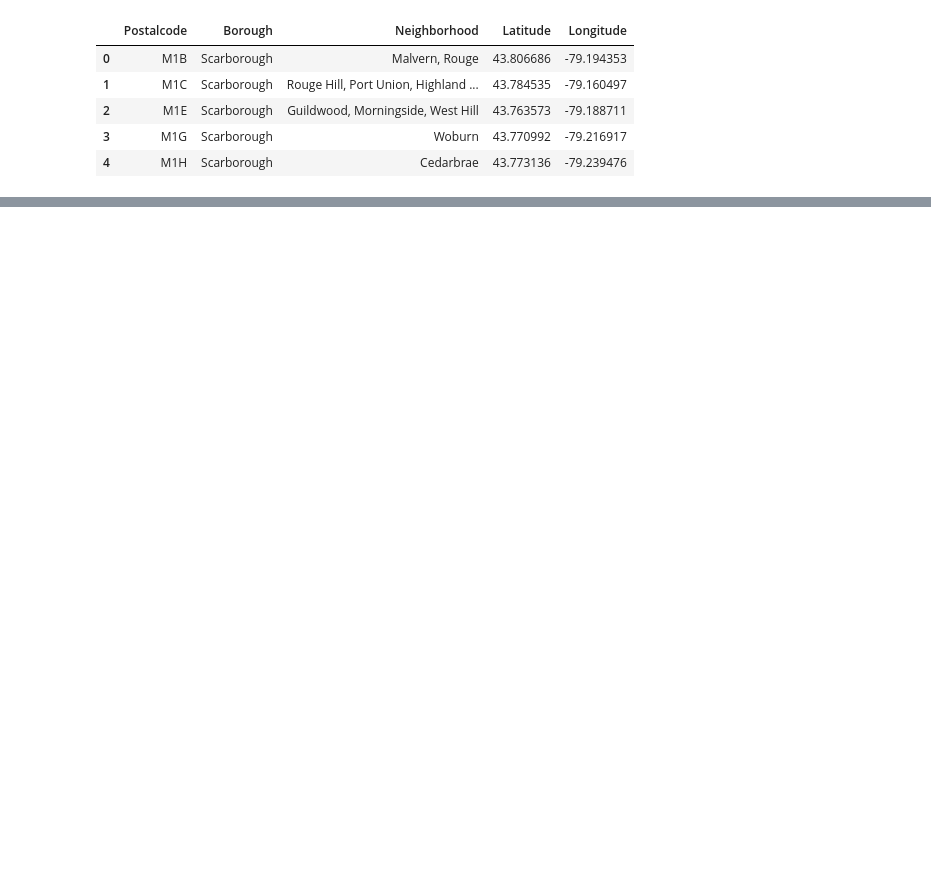
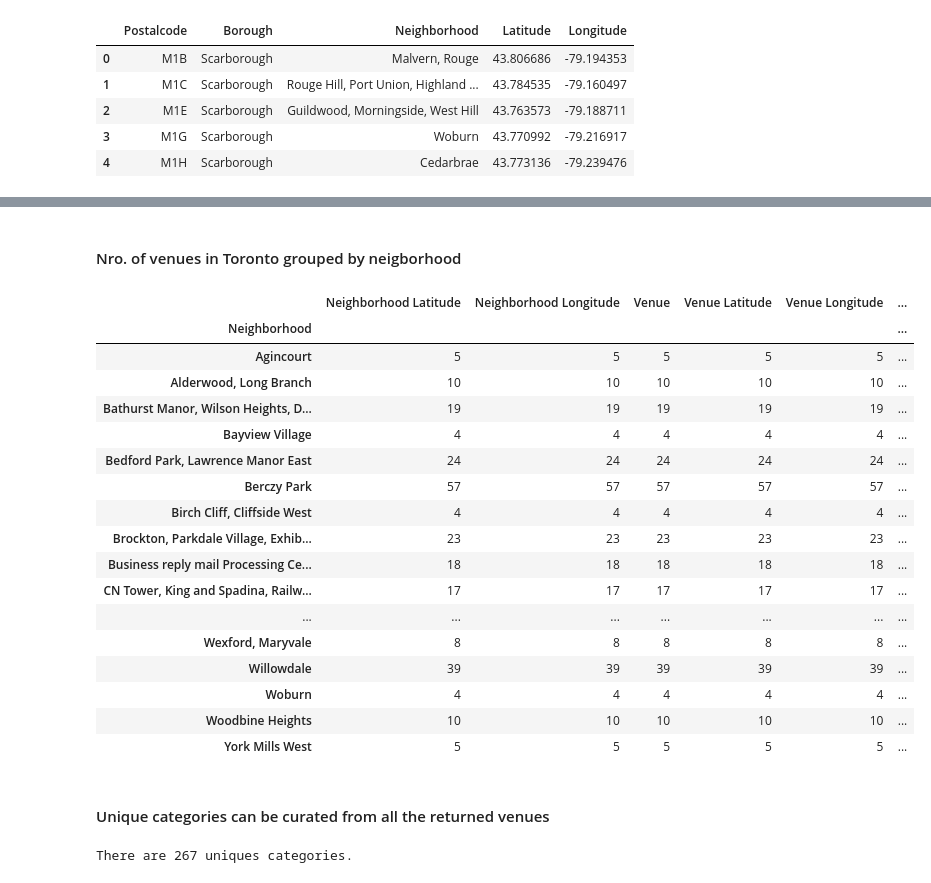
Before and after one commit to KenSugiKen/Coursera_Capstone-1, a Jupyter notebook: Segm&Clust_2.ipynb, the cells around one changed output, grey strips where cells are left out. Cells and saved outputs as stored; diff of their text form; code cells hidden in the pictures; blank space fills up the shorter version.

```diff
--- a/Segm&Clust_2.ipynb
+++ b/Segm&Clust_2.ipynb
@@ -131,0 +225,12 @@ coords_df3.head()
+# %%
+# Getting the geospatial coordinates for the first neighborhood in our dataframe
+
+toronto_df.loc[0, 'Neighborhood']
+
+neighborhood_latitude = toronto_df.loc[0, 'Latitude'] # neighborhood latitude value
+neighborhood_longitude = toronto_df.loc[0, 'Longitude'] # neighborhood longitude value
+neighborhood_name = toronto_df.loc[0, 'Neighborhood'] # neighborhood name
+
+print('Latitude and longitude values of {} are {}, {}.'.format(neighborhood_name,
+                                                               neighborhood_latitude,
+                                                               neighborhood_longitude))
@@ -131,0 +258,30 @@ coords_df3.head()
+# %%
+# function that extracts the category of the venue
+
+def get_category_type(row):
+    try:
+        categories_list = row['categories']
+    except:
+        categories_list = row['venue.categories']
+
+    if len(categories_list) == 0:
+        return None
+    else:
+        return categories_list[0]['name']
+# %%
+#Now we are ready to clean the json and structure it into a pandas dataframe.
+
+venues = results['response']['groups'][0]['items']
+nearby_venues = json_normalize(venues) # flatten JSON
+
+# filter columns
+filtered_columns = ['venue.name', 'venue.categories', 'venue.location.lat', 'venue.location.lng']
+nearby_venues =nearby_venues.loc[:, filtered_columns]
+
+# filter the category for each row
+nearby_venues['venue.categories'] = nearby_venues.apply(get_category_type, axis=1)
+
+# clean columns
+nearby_venues.columns = [col.split(".")[-1] for col in nearby_venues.columns]
+
+nearby_venues.head()
@@ -131,0 +380,29 @@ coords_df3.head()
+# %% [markdown]
+#### Nro. of venues in Toronto grouped by neigborhood
+# %%
+toronto_venues.groupby('Neighborhood').count()
+# %% [output]
+|  | Neighborhood Latitude | Neighborhood Longitude | Venue | Venue Latitude | Venue Longitude | ... |
+| Neighborhood |  |  |  |  |  | ... |
+| Agincourt | 5 | 5 | 5 | 5 | 5 | ... |
+| Alderwood, Long Branch | 10 | 10 | 10 | 10 | 10 | ... |
+| Bathurst Manor, Wilson Heights, D... | 19 | 19 | 19 | 19 | 19 | ... |
+| Bayview Village | 4 | 4 | 4 | 4 | 4 | ... |
+| Bedford Park, Lawrence Manor East | 24 | 24 | 24 | 24 | 24 | ... |
+| Berczy Park | 57 | 57 | 57 | 57 | 57 | ... |
+| Birch Cliff, Cliffside West | 4 | 4 | 4 | 4 | 4 | ... |
+| Brockton, Parkdale Village, Exhib... | 23 | 23 | 23 | 23 | 23 | ... |
+| Business reply mail Processing Ce... | 18 | 18 | 18 | 18 | 18 | ... |
+| CN Tower, King and Spadina, Railw... | 17 | 17 | 17 | 17 | 17 | ... |
+| ... | ... | ... | ... | ... | ... | ... |
+| Wexford, Maryvale | 8 | 8 | 8 | 8 | 8 | ... |
+| Willowdale | 39 | 39 | 39 | 39 | 39 | ... |
+| Woburn | 4 | 4 | 4 | 4 | 4 | ... |
+| Woodbine Heights | 10 | 10 | 10 | 10 | 10 | ... |
+| York Mills West | 5 | 5 | 5 | 5 | 5 | ... |
+# %% [markdown]
+#### Unique categories can be curated from all the returned venues
+# %%
+print('There are {} uniques categories.'.format(len(toronto_venues['Venue Category'].unique())))
+# %% [output]
+There are 267 uniques categories.
```
Also changed, not shown: parts of 41 cells of this notebook.
